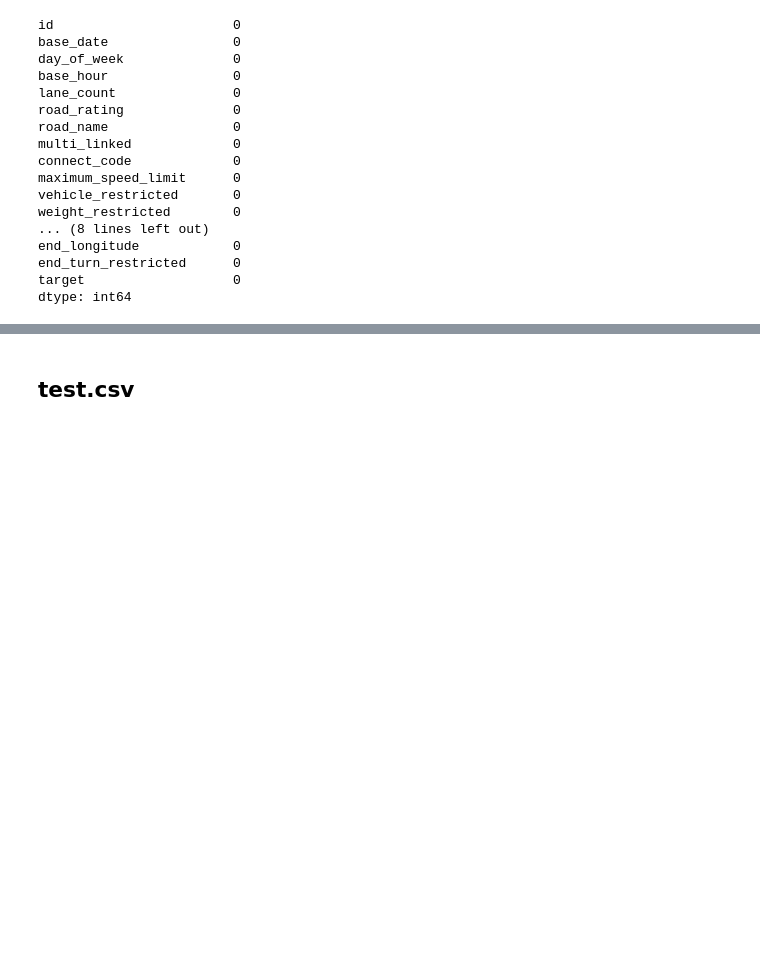
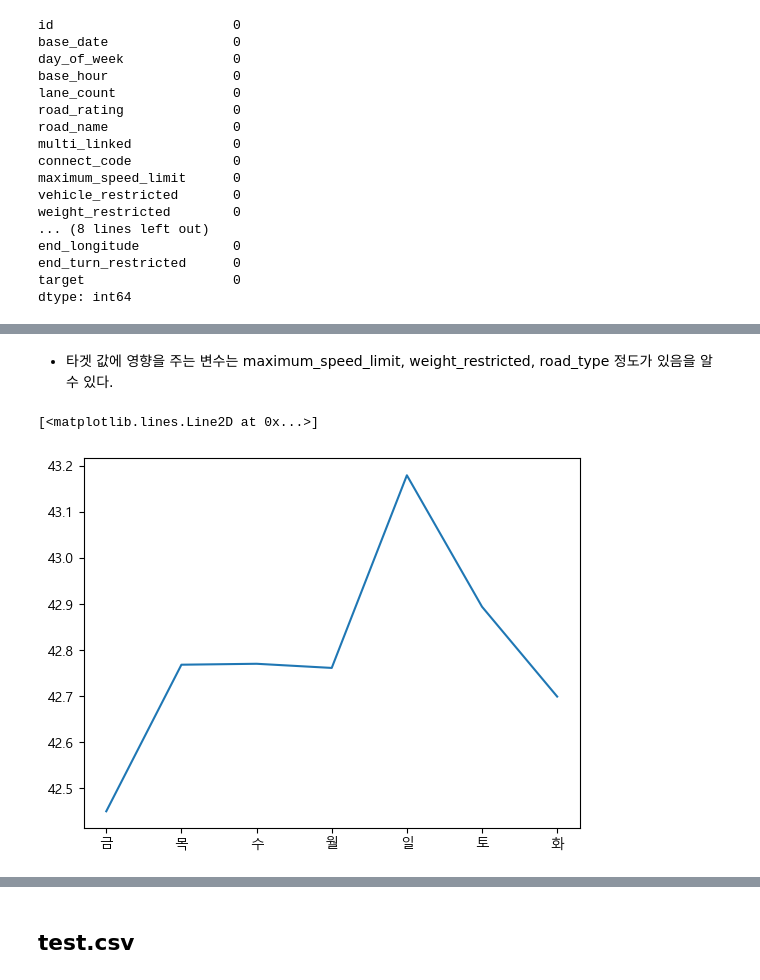
Before and after one commit to victory2588/python, a Jupyter notebook: BDA_/0305/김예원04_0305_필수과제2.ipynb, the cells around one changed output, grey strips where cells are left out. Drawn from its saved outputs; the diff is of its cells as text; code cells hidden in the pictures; blank space fills up the shorter version.

```diff
--- a/BDA_/0305/김예원04_0305_필수과제2.ipynb
+++ b/BDA_/0305/김예원04_0305_필수과제2.ipynb
@@ -101,0 +134,9 @@ plt.bar(train_data.maximum_speed_limit[:10000],train_data.target[:10000])     #
+# %% [markdown]
+- 타겟 값에 영향을 주는 변수는 maximum_speed_limit, weight_restricted, road_type 정도가 있음을 알 수 있다.
+# %%
+plt.rcParams['axes.unicode_minus'] = False
+plt.rcParams['font.family'] = 'Malgun Gothic'
+plt.plot(train_data.groupby('day_of_week')['target'].mean())
+# %% [output]
+[<matplotlib.lines.Line2D at 0x...>]
+[figure, added]
```
Also changed, not shown: parts of 13 cells of this notebook.
